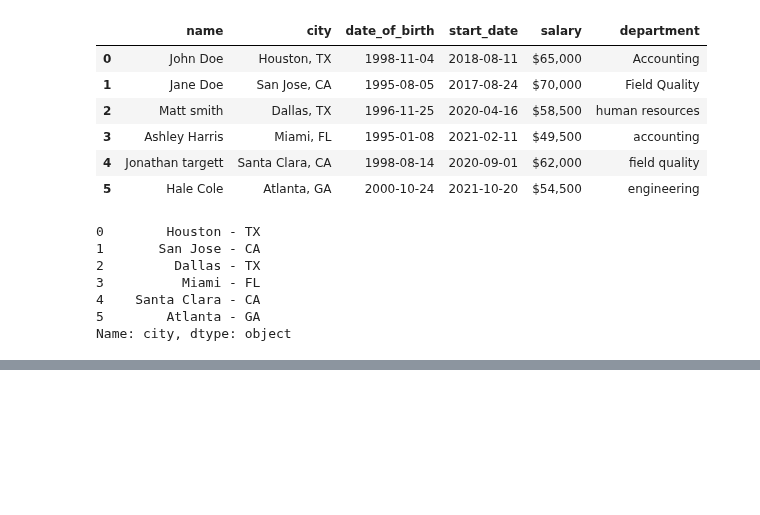
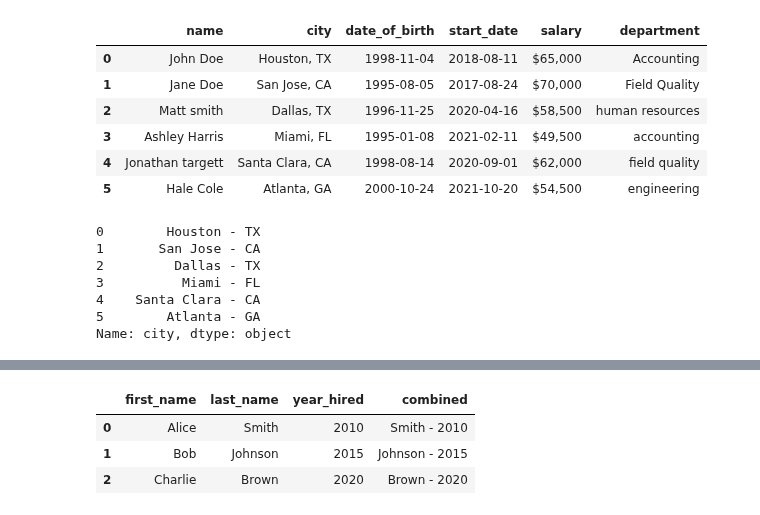
Before and after one commit to Korablinr54/Python, a Jupyter notebook: Pandas/Pandas.ipynb, the cells around one changed output, grey strips where cells are left out. Saved outputs shown, nothing was run; the diff lists cells and outputs as text; code cells hidden in the pictures; blank space fills up the shorter version.

```diff
--- a/Pandas/Pandas.ipynb
+++ b/Pandas/Pandas.ipynb
@@ -891,3 +891,23 @@ display(staff_2)
 | 3 | Ashley Harris | Miami, FL | 1995-01-08 | 2021-02-11 | $49,500 | accounting | Florida |
 | 4 | Jonathan targett | Santa Clara, CA | 1998-08-14 | 2020-09-01 | $62,000 | field quality | California |
 | 5 | Hale Cole | Atlanta, GA | 2000-10-24 | 2021-10-20 | $54,500 | engineering | Georgia |
+# %%
+import pandas as pd
+data = {
+    'name': ['Alice Smith', 'Bob Johnson', 'Charlie Brown'],
+    'hire_date': ['15/03/2010', '22/07/2015', '01/01/2020']
+}
+df=pd.DataFrame(data)
+def solution(df):
+    df[['first_name', 'last_name']] = df['name'].str.split(expand = True)
+    df['year_hired'] = pd.to_datetime(df['hire_date'], format='%d/%m/%Y').dt.year
+    df['combined'] = df['last_name'] + ' - ' + df['year_hired'].astype(str)
+    result = df[['first_name', 'last_name', 'year_hired', 'combined']]
+    return result
+
+solution(df)
+# %% [output]
+|  | first_name | last_name | year_hired | combined |
+| 0 | Alice | Smith | 2010 | Smith - 2010 |
+| 1 | Bob | Johnson | 2015 | Johnson - 2015 |
+| 2 | Charlie | Brown | 2020 | Brown - 2020 |
```
